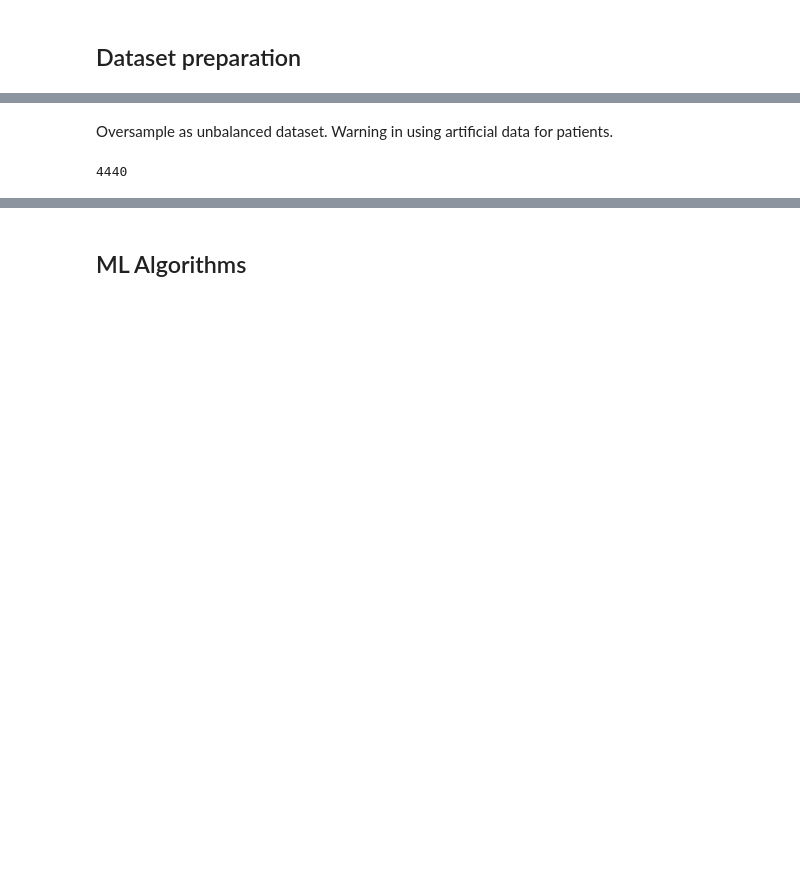
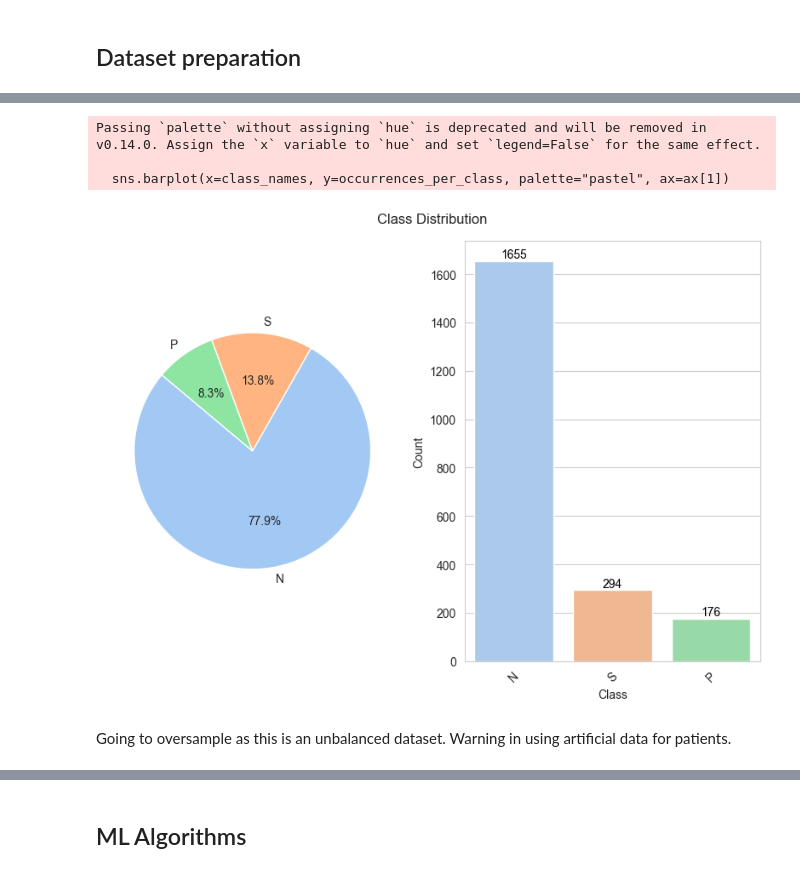
Before and after one commit to RedericoFocco/EniDataChallenge, a Jupyter notebook: EniDataChallenge.ipynb, the cells around one changed output, grey strips where cells are left out. Drawn from its saved outputs; the diff is of its cells as text; code cells hidden in the pictures; blank space fills up the shorter version.

```diff
--- a/EniDataChallenge.ipynb
+++ b/EniDataChallenge.ipynb
@@ -190,2 +120,26 @@ df_raw_measures_tot = df_raw.loc[:,measure_columns_tot]
+# %%
+def plot_target_class_occurences(occurrences_per_class,class_names):
+    sns.set_style("whitegrid")
+    fig,ax=plt.subplots(1,2,figsize=(8, 6))
+    ax[0].pie(occurrences_per_class, labels=class_names, autopct='%1.1f%%', startangle=140, colors=sns.color_palette("pastel"))
+    fig.suptitle('Class Distribution')
+    sns.barplot(x=class_names, y=occurrences_per_class, palette="pastel", ax=ax[1])
+    ax[1].set_xlabel('Class')
+    ax[1].set_ylabel('Count')
+
+    for i, v in enumerate(occurrences_per_class):
+        ax[1].text(i, v + 1, str(v), ha='center', va='bottom', fontsize=10, color='black')
+
+    plt.setp(ax[1].xaxis.get_majorticklabels(), rotation=45)
+    plt.tight_layout()
+    fig.show()
+# %%
+#from utils import plot_helper
+plot_target_class_occurences(occurrences_per_class,class_names)
+# %% [output]
+Passing `palette` without assigning `hue` is deprecated and will be removed in v0.14.0. Assign the `x` variable to `hue` and set `legend=False` for the same effect.
+
+  sns.barplot(x=class_names, y=occurrences_per_class, palette="pastel", ax=ax[1])
+[figure, added]
 # %% [markdown]
-Oversample as unbalanced dataset. Warning in using artificial data for patients.
+Going to oversample as this is an unbalanced dataset. Warning in using artificial data for patients.
@@ -206,4 +145,0 @@ X_ov,y_ov = oversample.fit_resample(X,y_encode)
-# %%
-len(y_ov)
-# %% [output]
-4440
```
Also changed, not shown: parts of 96 cells of this notebook, 11 other files.
